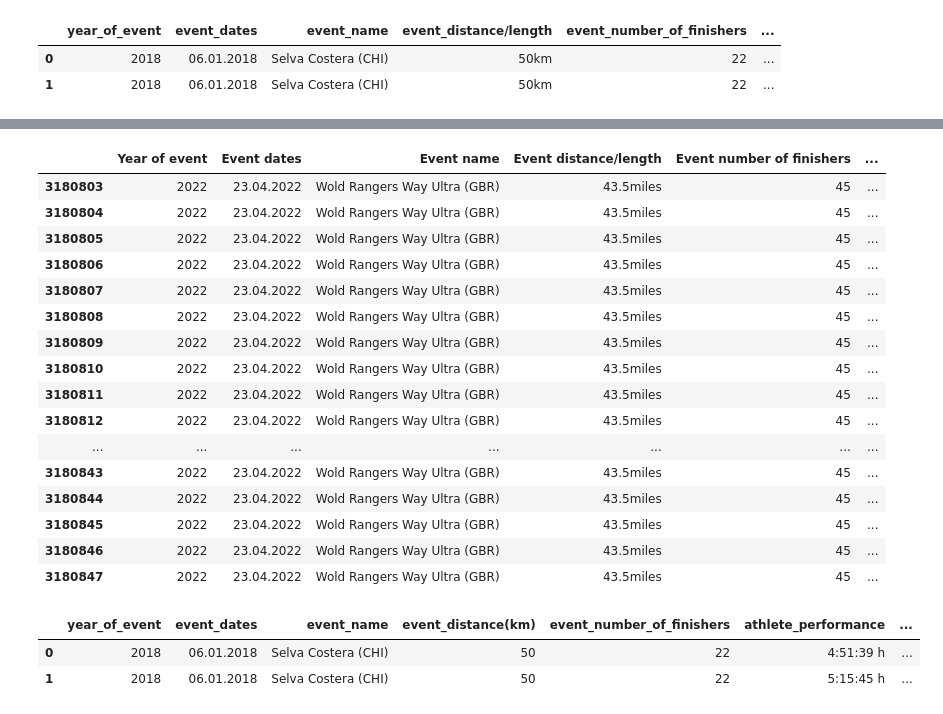
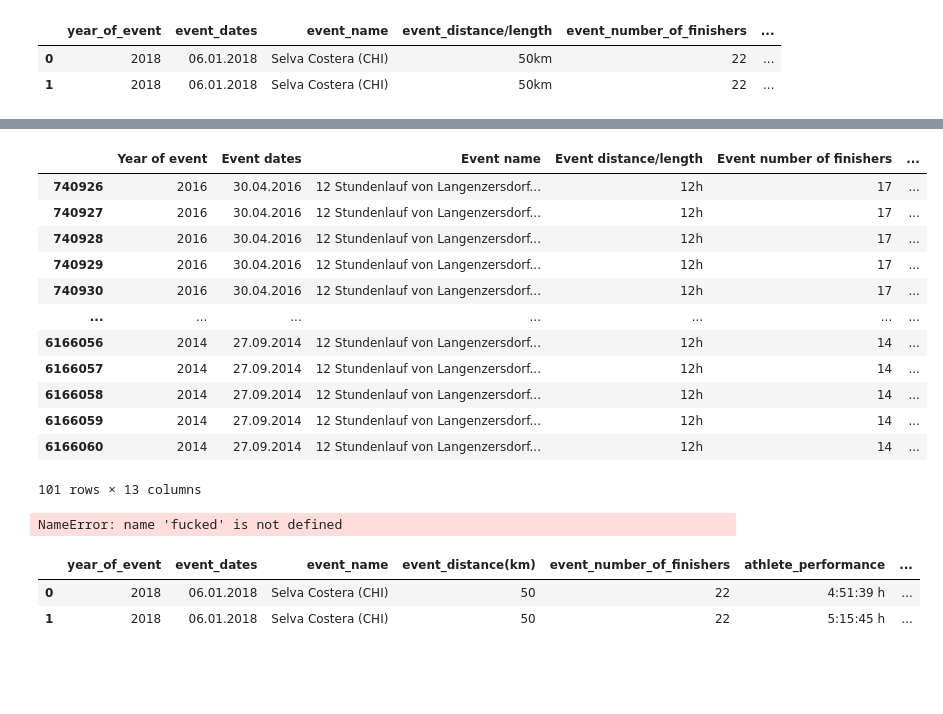
Before and after one commit to saeedshirani/EDA-On-SuperMessy-Datasets, a Jupyter notebook: The big dataset of ultra-marathon running/ETL.ipynb, the cells around one changed output, grey strips where cells are left out. Cells and saved outputs as stored; diff of their text form; code cells hidden in the pictures; blank space fills up the shorter version.

```diff
--- a/The big dataset of ultra-marathon running/ETL.ipynb
+++ b/The big dataset of ultra-marathon running/ETL.ipynb
@@ -348,24 +359,69 @@ data.loc[data["event_distance(km)"].isna() == True][300:350]
 # %%
 test = pd.read_csv("TWO_CENTURIES_OF_UM_RACES.csv", dtype={'Athlete average speed': 'object'})
-test.loc[test["Event name"] == "Wold Rangers Way Ultra (GBR)"]
+test.loc[test["Event name"] == "12 Stundenlauf von Langenzersdorf (AUT)"]
 # %% [output]
 |  | Year of event | Event dates | Event name | Event distance/length | Event number of finishers | ... |
-| 3180803 | 2022 | 23.04.2022 | Wold Rangers Way Ultra (GBR) | 43.5miles | 45 | ... |
-| 3180804 | 2022 | 23.04.2022 | Wold Rangers Way Ultra (GBR) | 43.5miles | 45 | ... |
-| 3180805 | 2022 | 23.04.2022 | Wold Rangers Way Ultra (GBR) | 43.5miles | 45 | ... |
-| 3180806 | 2022 | 23.04.2022 | Wold Rangers Way Ultra (GBR) | 43.5miles | 45 | ... |
-| 3180807 | 2022 | 23.04.2022 | Wold Rangers Way Ultra (GBR) | 43.5miles | 45 | ... |
-| 3180808 | 2022 | 23.04.2022 | Wold Rangers Way Ultra (GBR) | 43.5miles | 45 | ... |
-| 3180809 | 2022 | 23.04.2022 | Wold Rangers Way Ultra (GBR) | 43.5miles | 45 | ... |
-| 3180810 | 2022 | 23.04.2022 | Wold Rangers Way Ultra (GBR) | 43.5miles | 45 | ... |
-| 3180811 | 2022 | 23.04.2022 | Wold Rangers Way Ultra (GBR) | 43.5miles | 45 | ... |
-| 3180812 | 2022 | 23.04.2022 | Wold Rangers Way Ultra (GBR) | 43.5miles | 45 | ... |
+| 740926 | 2016 | 30.04.2016 | 12 Stundenlauf von Langenzersdorf... | 12h | 17 | ... |
+| 740927 | 2016 | 30.04.2016 | 12 Stundenlauf von Langenzersdorf... | 12h | 17 | ... |
+| 740928 | 2016 | 30.04.2016 | 12 Stundenlauf von Langenzersdorf... | 12h | 17 | ... |
+| 740929 | 2016 | 30.04.2016 | 12 Stundenlauf von Langenzersdorf... | 12h | 17 | ... |
+| 740930 | 2016 | 30.04.2016 | 12 Stundenlauf von Langenzersdorf... | 12h | 17 | ... |
 | ... | ... | ... | ... | ... | ... | ... |
-| 3180843 | 2022 | 23.04.2022 | Wold Rangers Way Ultra (GBR) | 43.5miles | 45 | ... |
-| 3180844 | 2022 | 23.04.2022 | Wold Rangers Way Ultra (GBR) | 43.5miles | 45 | ... |
-| 3180845 | 2022 | 23.04.2022 | Wold Rangers Way Ultra (GBR) | 43.5miles | 45 | ... |
-| 3180846 | 2022 | 23.04.2022 | Wold Rangers Way Ultra (GBR) | 43.5miles | 45 | ... |
-| 3180847 | 2022 | 23.04.2022 | Wold Rangers Way Ultra (GBR) | 43.5miles | 45 | ... |
+| 6166056 | 2014 | 27.09.2014 | 12 Stundenlauf von Langenzersdorf... | 12h | 14 | ... |
+| 6166057 | 2014 | 27.09.2014 | 12 Stundenlauf von Langenzersdorf... | 12h | 14 | ... |
+| 6166058 | 2014 | 27.09.2014 | 12 Stundenlauf von Langenzersdorf... | 12h | 14 | ... |
+| 6166059 | 2014 | 27.09.2014 | 12 Stundenlauf von Langenzersdorf... | 12h | 14 | ... |
+| 6166060 | 2014 | 27.09.2014 | 12 Stundenlauf von Langenzersdorf... | 12h | 14 | ... |
+101 rows × 13 columns
+# %%
+def clean_distance(row):
+
+    distance = row["Event distance/length"]
+
+    distance = distance.replace(",", ".").strip()
+
+    if ('Etappen' in distance) or ('stages' in distance) or ("mi+" in distance):
+        return distance
+
+    elif ("km" in distance) or ("k" in distance) or ("Km" in distance) or ("K" in distance) or ("KM" in distance) or (" km" in distance):
+
+        if " km" in distance:
+            return pd.to_numeric(distance.replace(" km", "").strip(), errors='coerce')
+
+        elif "km" in distance:
+            return pd.to_numeric(distance.replace("km", "").strip(), errors='coerce')
+
+        elif "k" in distance:
+            return pd.to_numeric(distance.replace("k", "").strip(), errors='coerce')
+
+        elif "Km" in distance:
+            return pd.to_numeric(distance.replace("Km", "").strip(), errors='coerce')
+
+        elif "K" in distance:
+            return pd.to_numeric(distance.replace("K", "").strip(), errors='coerce')
+
+        elif "KM" in distance:
+            return pd.to_numeric(distance.replace("KM", "").strip(), errors='coerce')
+
+        else:
+            return distance
+
+    #####################################################################################################
+
+    elif ("miles" in distance) or (" miles" in distance) or ("mi" in distance) or ("Miles" in distance) or ("m" in distance) or ("M" in distance) or ("MI" in distance):
+
+
+
+
+#################################################################################################
+
+    else:
+        return distance
+
+
+fucked.apply(clean_distance, axis=1)
+# %% [output]
+NameError: name 'fucked' is not defined
 # %%
 data.head(2)
 # %% [output]
```
Also changed, not shown: parts of 7 cells of this notebook.
